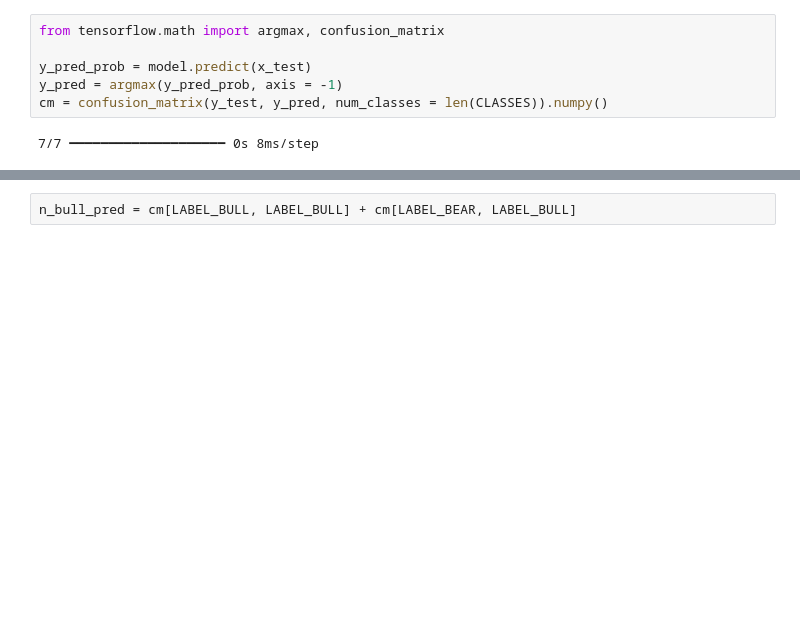
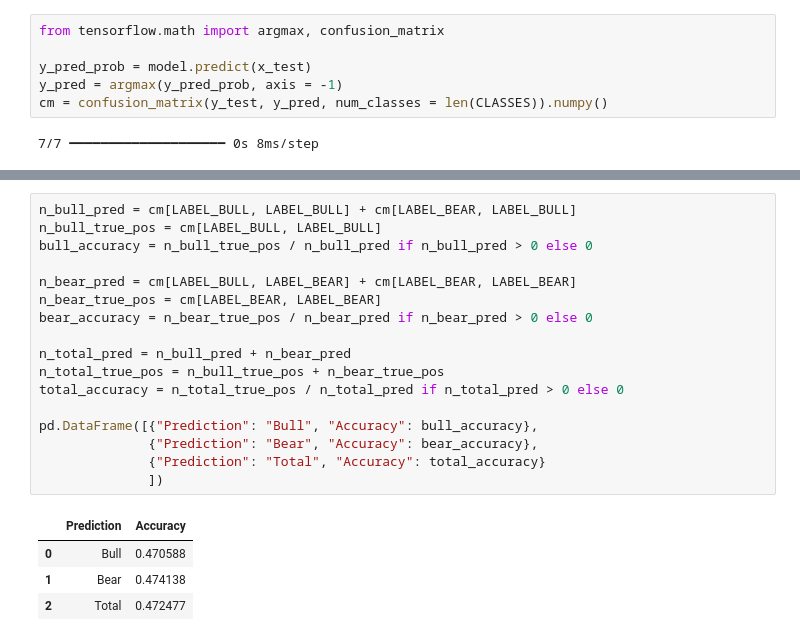
Before and after one commit to OohelloworldoO/Practical-Applications-of-Artificial-Intelligence, a Jupyter notebook: Machine Learning(ML)/Project/Stock prediction(version2).ipynb, the cells around one changed output, grey strips where cells are left out. Drawn from its saved outputs; the diff is of its cells as text; blank space fills up the shorter version.

```diff
--- a/Machine Learning(ML)/Project/Stock prediction(version2).ipynb
+++ b/Machine Learning(ML)/Project/Stock prediction(version2).ipynb
@@ -292,2 +293,22 @@ Text(33.22222222222222, 0.5, 'Label')
-# %%
-n_bull_pred = cm[LABEL_BULL, LABEL_BULL] + cm[LABEL_BEAR, LABEL_BULL]
+# %%
+n_bull_pred = cm[LABEL_BULL, LABEL_BULL] + cm[LABEL_BEAR, LABEL_BULL]
+n_bull_true_pos = cm[LABEL_BULL, LABEL_BULL]
+bull_accuracy = n_bull_true_pos / n_bull_pred if n_bull_pred > 0 else 0
+
+n_bear_pred = cm[LABEL_BULL, LABEL_BEAR] + cm[LABEL_BEAR, LABEL_BEAR]
+n_bear_true_pos = cm[LABEL_BEAR, LABEL_BEAR]
+bear_accuracy = n_bear_true_pos / n_bear_pred if n_bear_pred > 0 else 0
+
+n_total_pred = n_bull_pred + n_bear_pred
+n_total_true_pos = n_bull_true_pos + n_bear_true_pos
+total_accuracy = n_total_true_pos / n_total_pred if n_total_pred > 0 else 0
+
+pd.DataFrame([{"Prediction": "Bull", "Accuracy": bull_accuracy},
+              {"Prediction": "Bear", "Accuracy": bear_accuracy},
+              {"Prediction": "Total", "Accuracy": total_accuracy}
+              ])
+# %% [output]
+|  | Prediction | Accuracy |
+| 0 | Bull | 0.470588 |
+| 1 | Bear | 0.474138 |
+| 2 | Total | 0.472477 |
```
Also changed, not shown: parts of 9 cells of this notebook, 2 other files.
